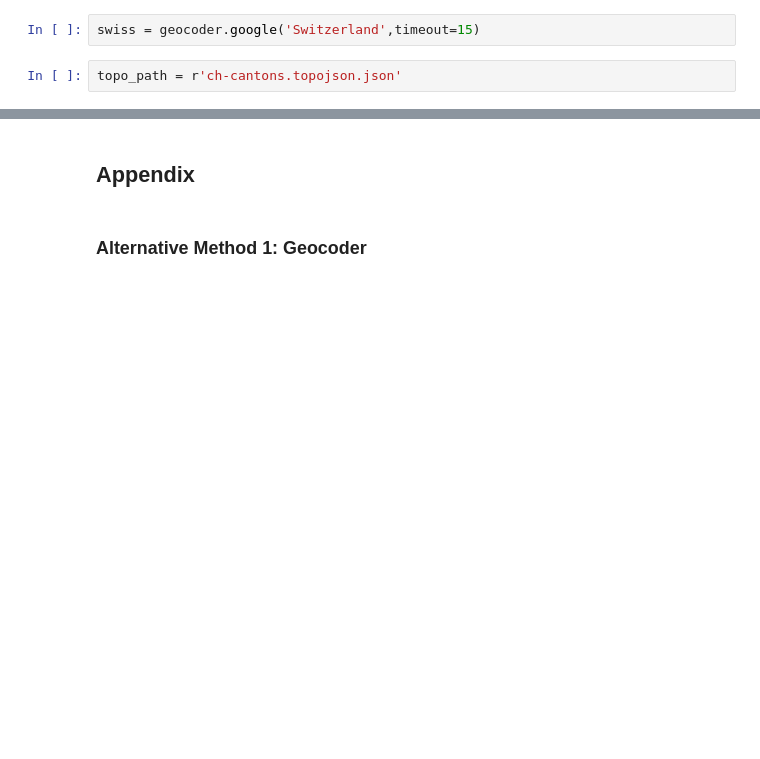
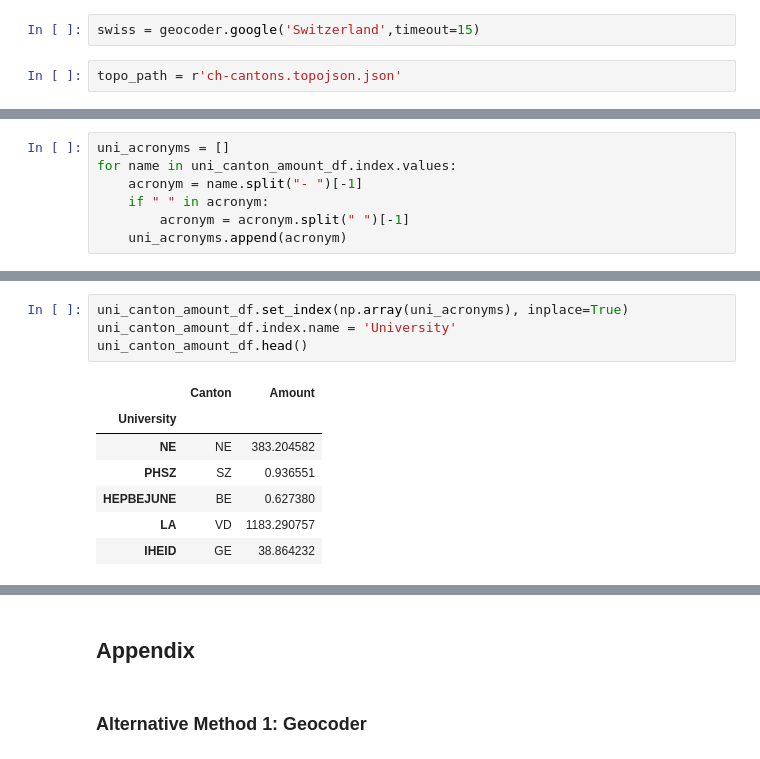
Before and after one commit to e-bug/adahomeworks, a Jupyter notebook: 03 - Interactive Viz/interactive_vis.ipynb, the cells around one changed output, grey strips where cells are left out. Drawn from its saved outputs; the diff is of its cells as text; blank space fills up the shorter version.

```diff
--- a/03 - Interactive Viz/interactive_vis.ipynb
+++ b/03 - Interactive Viz/interactive_vis.ipynb
@@ -424,0 +509,7 @@ swiss_map
+# %%
+uni_acronyms = []
+for name in uni_canton_amount_df.index.values:
+    acronym = name.split("- ")[-1]
+    if " " in acronym:
+        acronym = acronym.split(" ")[-1]
+    uni_acronyms.append(acronym)
@@ -424,0 +520,12 @@ swiss_map
+# %%
+uni_canton_amount_df.set_index(np.array(uni_acronyms), inplace=True)
+uni_canton_amount_df.index.name = 'University'
+uni_canton_amount_df.head()
+# %% [output]
+|  | Canton | Amount |
+| University |  |  |
+| NE | NE | 383.204582 |
+| PHSZ | SZ | 0.936551 |
+| HEPBEJUNE | BE | 0.627380 |
+| LA | VD | 1183.290757 |
+| IHEID | GE | 38.864232 |
```
Also changed, not shown: parts of 50 cells of this notebook, 29 other files.
